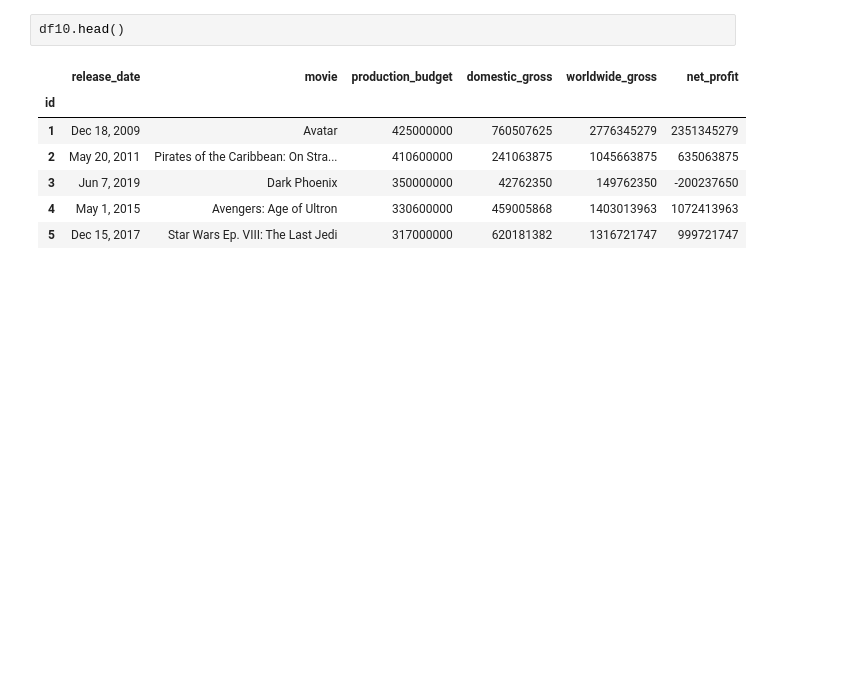
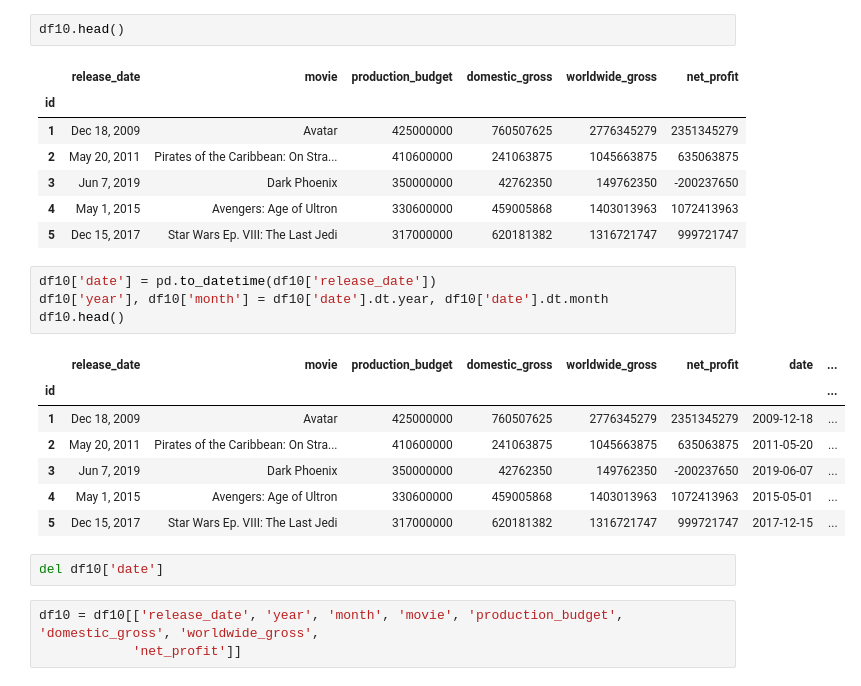
Before and after one commit to KenHoffman95/Movie-Box-Office-Predictor-, a Jupyter notebook: Data Cleaning and Feature Engineering.ipynb, the cells around one changed output. Drawn from its saved outputs; the diff is of its cells as text; blank space fills up the shorter version.

```diff
--- a/Data Cleaning and Feature Engineering.ipynb
+++ b/Data Cleaning and Feature Engineering.ipynb
@@ -153,3 +167,20 @@ df10.head()
 | 3 | Jun 7, 2019 | Dark Phoenix | 350000000 | 42762350 | 149762350 | -200237650 |
 | 4 | May 1, 2015 | Avengers: Age of Ultron | 330600000 | 459005868 | 1403013963 | 1072413963 |
 | 5 | Dec 15, 2017 | Star Wars Ep. VIII: The Last Jedi | 317000000 | 620181382 | 1316721747 | 999721747 |
+# %%
+df10['date'] = pd.to_datetime(df10['release_date'])
+df10['year'], df10['month'] = df10['date'].dt.year, df10['date'].dt.month
+df10.head()
+# %% [output]
+|  | release_date | movie | production_budget | domestic_gross | worldwide_gross | net_profit | date | ... |
+| id |  |  |  |  |  |  |  | ... |
+| 1 | Dec 18, 2009 | Avatar | 425000000 | 760507625 | 2776345279 | 2351345279 | 2009-12-18 | ... |
+| 2 | May 20, 2011 | Pirates of the Caribbean: On Stra... | 410600000 | 241063875 | 1045663875 | 635063875 | 2011-05-20 | ... |
+| 3 | Jun 7, 2019 | Dark Phoenix | 350000000 | 42762350 | 149762350 | -200237650 | 2019-06-07 | ... |
+| 4 | May 1, 2015 | Avengers: Age of Ultron | 330600000 | 459005868 | 1403013963 | 1072413963 | 2015-05-01 | ... |
+| 5 | Dec 15, 2017 | Star Wars Ep. VIII: The Last Jedi | 317000000 | 620181382 | 1316721747 | 999721747 | 2017-12-15 | ... |
+# %%
+del df10['date']
+# %%
+df10 = df10[['release_date', 'year', 'month', 'movie', 'production_budget', 'domestic_gross', 'worldwide_gross',
+            'net_profit']]
```
Also changed, not shown: parts of 13 cells of this notebook.
